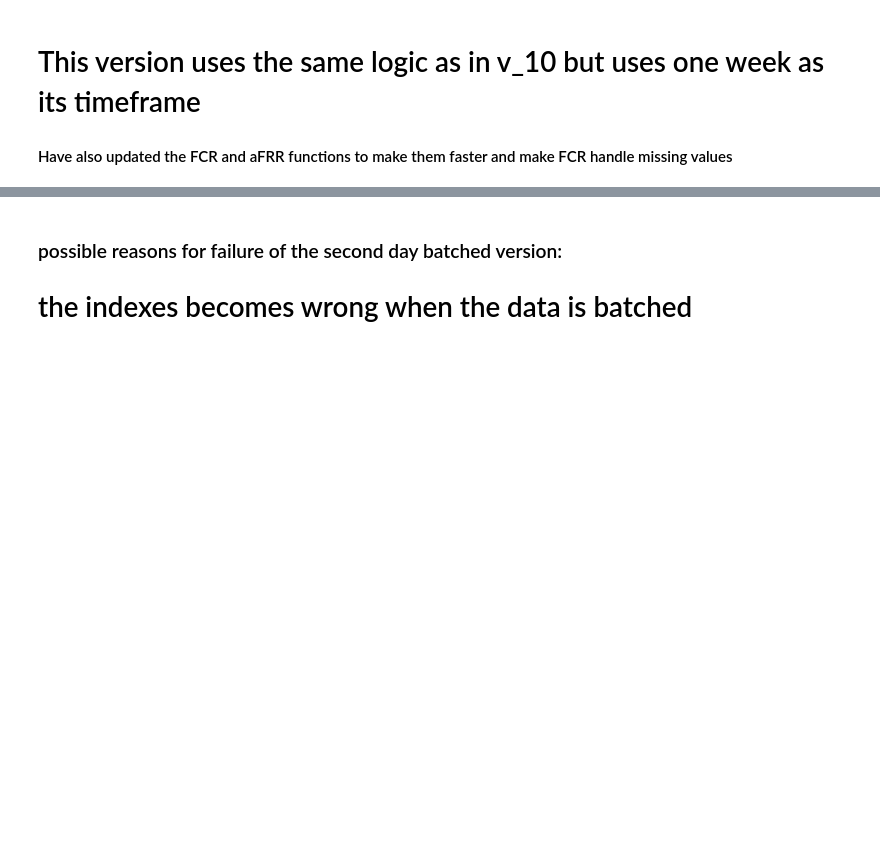
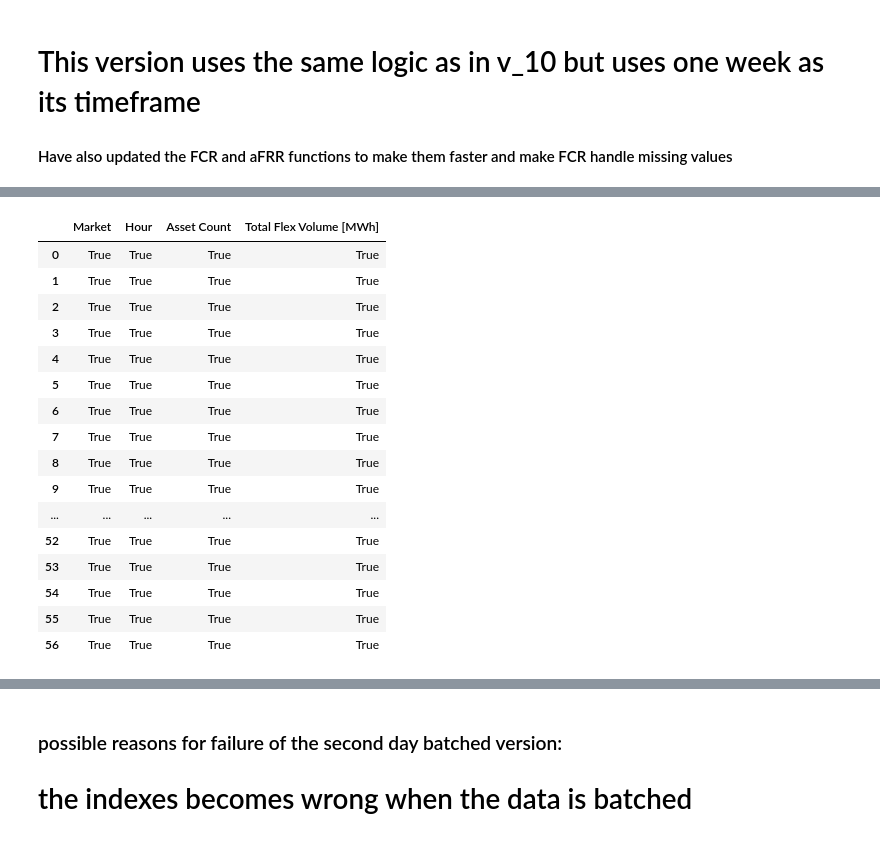
Before and after one commit to sandermeland/master-kode, a Jupyter notebook: v_11_om_month.ipynb, the cells around one changed output, grey strips where cells are left out. Drawn from its saved outputs; the diff is of its cells as text; code cells hidden in the pictures; blank space fills up the shorter version.

```diff
--- a/v_11_om_month.ipynb
+++ b/v_11_om_month.ipynb
@@ -258,0 +438,2 @@ def test_solution_validity(x, y, w, Va_hm, L, M, H, dominant_directions, F):
+# %%
+model, x, y, w, d = utils.run_optimization_model(L= L, M= M, H = H,F= F, Ir_hlm= Ir_hlm, Ia_hlm= Ia_hlm, Va_hm= Va_hm, Vp_h_m= Vp_h_m, Vm_m=Vm_m, R_m=R_m, R_h_l=R_h_l, Fu_h_l=Fu_h_l, Fd_h_l=Fd_h_l, compatible_list=compatible_list, log_filename="two_days.log", model_name="two_days")
@@ -258,0 +458,21 @@ def test_solution_validity(x, y, w, Va_hm, L, M, H, dominant_directions, F):
+# %%
+df = pd.DataFrame(columns=["Market", "Hour", "Asset Count","Total Flex Volume [MWh]"])
+for h, hour in enumerate(H):
+    for m, market in enumerate(M):
+        if y[h, m].X > 0:
+            amount_of_assets = sum(x[h, l, m].X for l in range(len(L)))
+            if market.direction == "up":
+                total_flex_volume = sum(x[h, l, m].X * Fu_h_l[h,l] for l in range(len(L)))
+            elif market.direction == "down":
+                total_flex_volume = sum(x[h, l, m].X * Fd_h_l[h,l] for l in range(len(L)))
+            else:
+                total_flex_volume = 0
+                for l, load in enumerate(L):
+                    if load.direction == "up":
+                        total_flex_volume += x[h, l, m].X * Fu_h_l[h,l]
+                    elif load.direction == "down":
+                        total_flex_volume += x[h, l, m].X * Fd_h_l[h,l]
+                    else:
+                        total_flex_volume += min(x[h, l, m].X * Fu_h_l[h,l], x[h, l, m].X * Fd_h_l[h,l])
+
+            df.loc[len(df)] = [market.name, hour, amount_of_assets, total_flex_volume]
@@ -258,0 +495,20 @@ def test_solution_validity(x, y, w, Va_hm, L, M, H, dominant_directions, F):
+# %%
+df.loc[df["Hour"] < H[24]] == dfs[0]
+# %% [output]
+|  | Market | Hour | Asset Count | Total Flex Volume [MWh] |
+| 0 | True | True | True | True |
+| 1 | True | True | True | True |
+| 2 | True | True | True | True |
+| 3 | True | True | True | True |
+| 4 | True | True | True | True |
+| 5 | True | True | True | True |
+| 6 | True | True | True | True |
+| 7 | True | True | True | True |
+| 8 | True | True | True | True |
+| 9 | True | True | True | True |
+| ... | ... | ... | ... | ... |
+| 52 | True | True | True | True |
+| 53 | True | True | True | True |
+| 54 | True | True | True | True |
+| 55 | True | True | True | True |
+| 56 | True | True | True | True |
```
Also changed, not shown: parts of 19 cells of this notebook.
